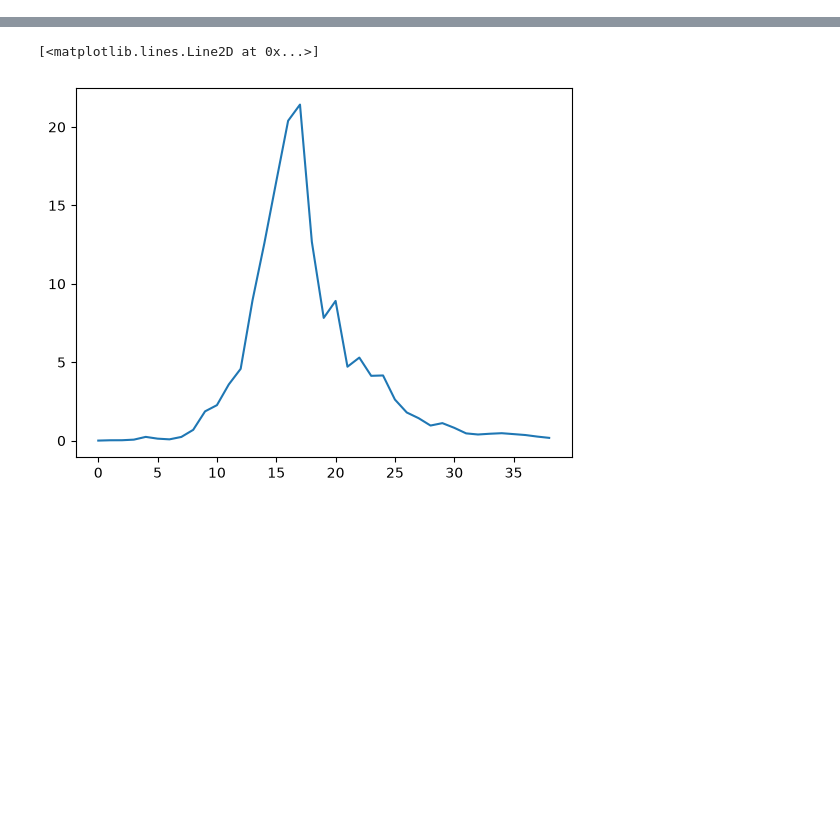
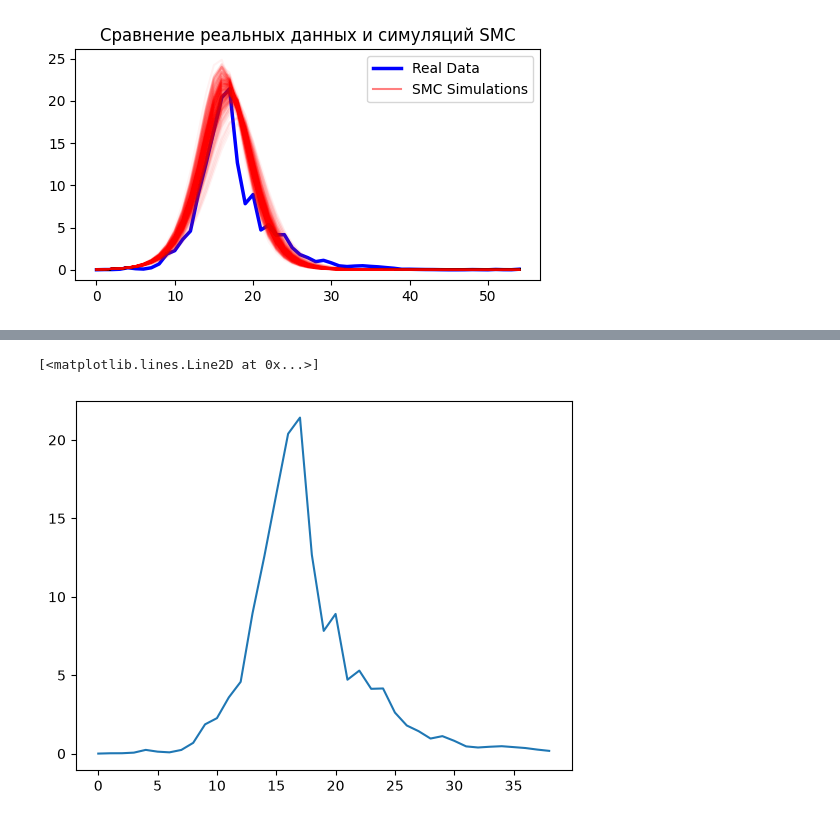
Before and after one commit to Mpkosh/Influenza_bulletin, a Jupyter notebook: get_predictions.ipynb, the cells around one changed output, grey strips where cells are left out. Saved outputs shown, nothing was run; the diff lists cells and outputs as text; code cells hidden in the pictures; blank space fills up the shorter version.

```diff
--- a/get_predictions.ipynb
+++ b/get_predictions.ipynb
@@ -52,0 +99,15 @@ array([0.00018175, 0.00018175, 0.00018175, 0.00018175, 0.00018174,
+# %%
+from plot_module.calibration.calibration_and_forecast import prepare_calibration_data,get_model_and_function
+import numpy as np
+# alpha*beta
+method = 'mcmc'
+type = 'total'
+eps = 2
+time_step = 'week'
+forecast_duration = 4
+
+# 1. Подготовка данных
+data0, dur, plot_data = prepare_calibration_data(epid_data, type)
+model, model_params, func_to_get_newly_data = get_model_and_function(epid_data, type)
+
+coef_array_data = np.array(10000 / epid_data.returned_df["total_population"])
@@ -52,0 +143,2 @@ array([0.00018175, 0.00018175, 0.00018175, 0.00018175, 0.00018174,
+# %%
+simulation_func(_, [0.4212], [0.98], size=None)
@@ -52,0 +394,30 @@ array([0.00018175, 0.00018175, 0.00018175, 0.00018175, 0.00018174,
+# %%
+import matplotlib.pyplot as plt
+# 1. Извлекаем цепочки параметров и превращаем их в плоские массивы
+alphas_sampled = idata.posterior["alpha"].values.reshape(-1)
+betas_sampled = idata.posterior["beta"].values.reshape(-1)
+
+# 2. Строим реальные данные (синяя линия)
+plt.figure(figsize=(6, 3))
+plt.plot(plot_data[:, 0] * coef_array_data, label="Real Data", color="blue", linewidth=2.5)
+
+# 3. Накладываем симуляции из апостериорного распределения
+# Берем каждую 200-ю точку из 8000 полученных частиц для красивого визуального облака
+step_size = len(alphas_sampled) // 300  # Нарисует ~40 кривых
+for i in range(0, len(alphas_sampled), step_size):
+    a_val = alphas_sampled[i]
+    b_val = betas_sampled[i]
+
+    # Запускаем вашу функцию симуляции напрямую для конкретной пары параметров
+    sim_curve = simulation_func(_,[a_val], [b_val])
+
+    # Визуализируем с прозрачностью (alpha=0.2), чтобы получилось красивое облако неопределенности
+    plt.plot(sim_curve * coef_array_data, color="red", alpha=0.05)
+
+# Добавляем один фиктивный график для легенды
+plt.plot([], [], color="red", alpha=0.5, label="SMC Simulations")
+plt.legend()
+plt.title("Сравнение реальных данных и симуляций SMC")
+plt.show()
+# %% [output]
+[figure, added]
```
Also changed, not shown: parts of 22 cells of this notebook, 4 other files.
